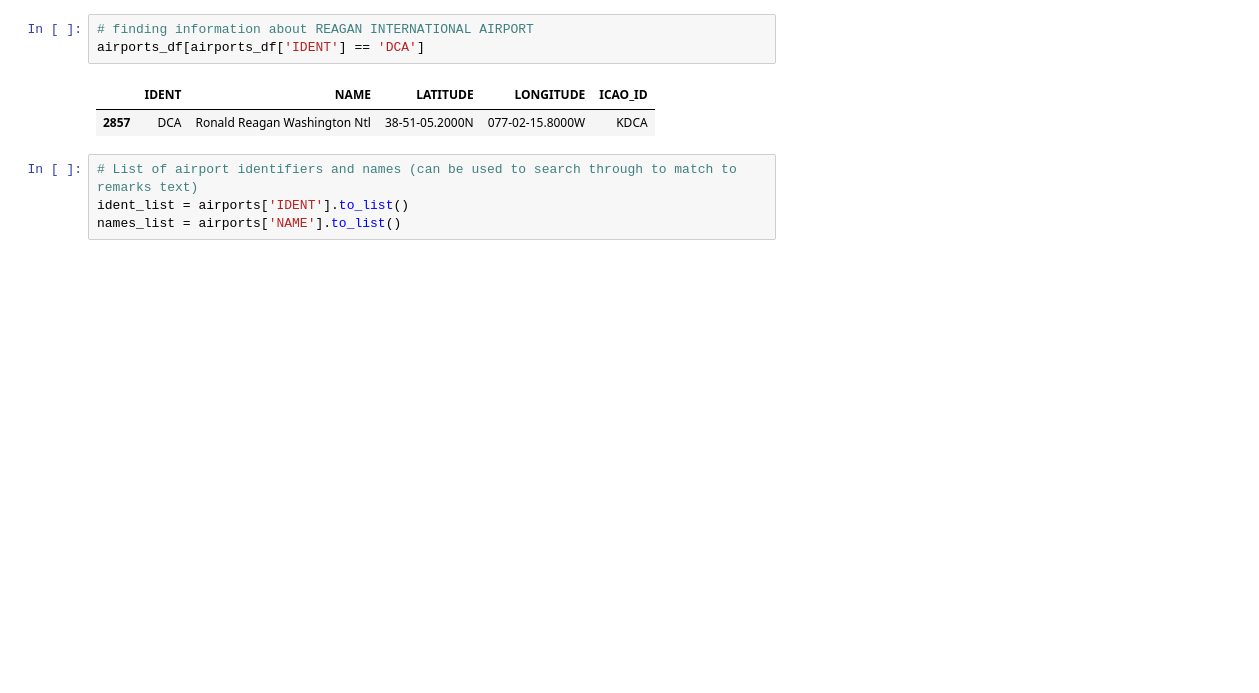
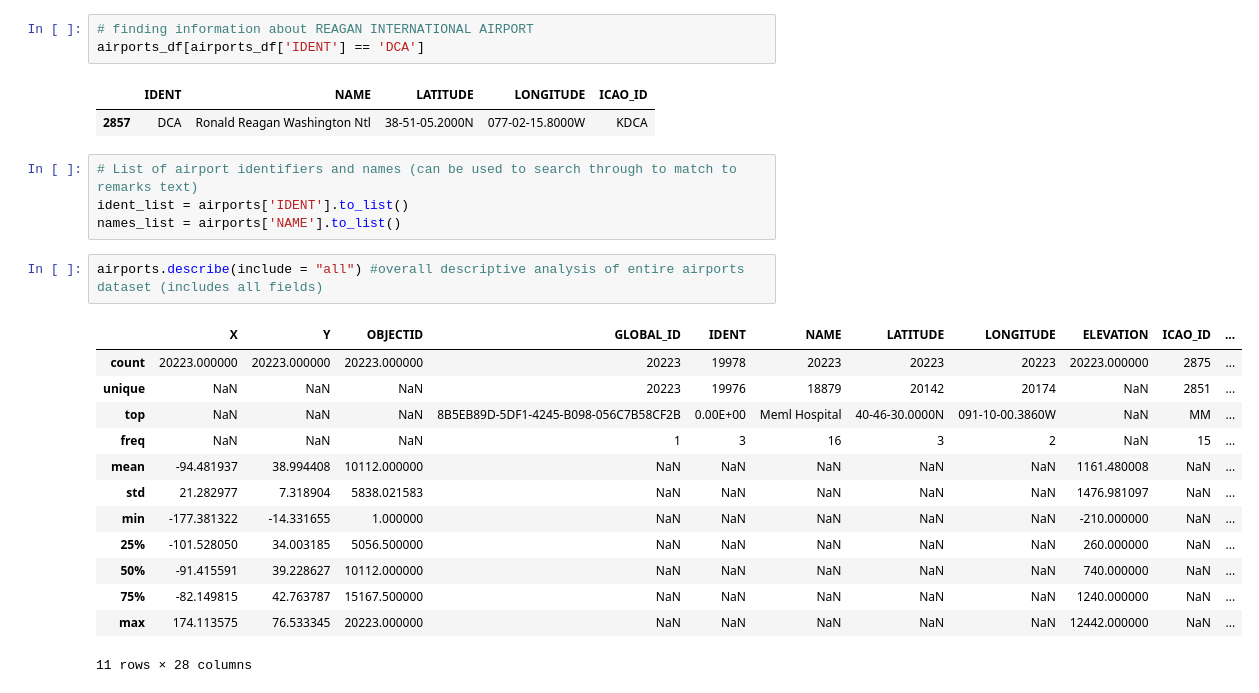
Before and after one commit to LexMG/DAEN690-FAA-UAS, a Jupyter notebook: Exploratory_Airports.ipynb, the cells around one changed output. Saved outputs shown, nothing was run; the diff lists cells and outputs as text; blank space fills up the shorter version.

```diff
--- a/Exploratory_Airports.ipynb
+++ b/Exploratory_Airports.ipynb
@@ -93,3 +95,19 @@ airports_df[airports_df['IDENT'] == 'DCA']
 # List of airport identifiers and names (can be used to search through to match to remarks text)
 ident_list = airports['IDENT'].to_list()
 names_list = airports['NAME'].to_list()
+# %%
+airports.describe(include = "all") #overall descriptive analysis of entire airports dataset (includes all fields)
+# %% [output]
+|  | X | Y | OBJECTID | GLOBAL_ID | IDENT | NAME | LATITUDE | LONGITUDE | ELEVATION | ICAO_ID | ... |
+| count | 20223.000000 | 20223.000000 | 20223.000000 | 20223 | 19978 | 20223 | 20223 | 20223 | 20223.000000 | 2875 | ... |
+| unique | NaN | NaN | NaN | 20223 | 19976 | 18879 | 20142 | 20174 | NaN | 2851 | ... |
+| top | NaN | NaN | NaN | 8B5EB89D-5DF1-4245-B098-056C7B58CF2B | 0.00E+00 | Meml Hospital | 40-46-30.0000N | 091-10-00.3860W | NaN | MM | ... |
+| freq | NaN | NaN | NaN | 1 | 3 | 16 | 3 | 2 | NaN | 15 | ... |
+| mean | -94.481937 | 38.994408 | 10112.000000 | NaN | NaN | NaN | NaN | NaN | 1161.480008 | NaN | ... |
+| std | 21.282977 | 7.318904 | 5838.021583 | NaN | NaN | NaN | NaN | NaN | 1476.981097 | NaN | ... |
+| min | -177.381322 | -14.331655 | 1.000000 | NaN | NaN | NaN | NaN | NaN | -210.000000 | NaN | ... |
+| 25% | -101.528050 | 34.003185 | 5056.500000 | NaN | NaN | NaN | NaN | NaN | 260.000000 | NaN | ... |
+| 50% | -91.415591 | 39.228627 | 10112.000000 | NaN | NaN | NaN | NaN | NaN | 740.000000 | NaN | ... |
+| 75% | -82.149815 | 42.763787 | 15167.500000 | NaN | NaN | NaN | NaN | NaN | 1240.000000 | NaN | ... |
+| max | 174.113575 | 76.533345 | 20223.000000 | NaN | NaN | NaN | NaN | NaN | 12442.000000 | NaN | ... |
+11 rows × 28 columns
```
Also changed, not shown: parts of 13 cells of this notebook.
